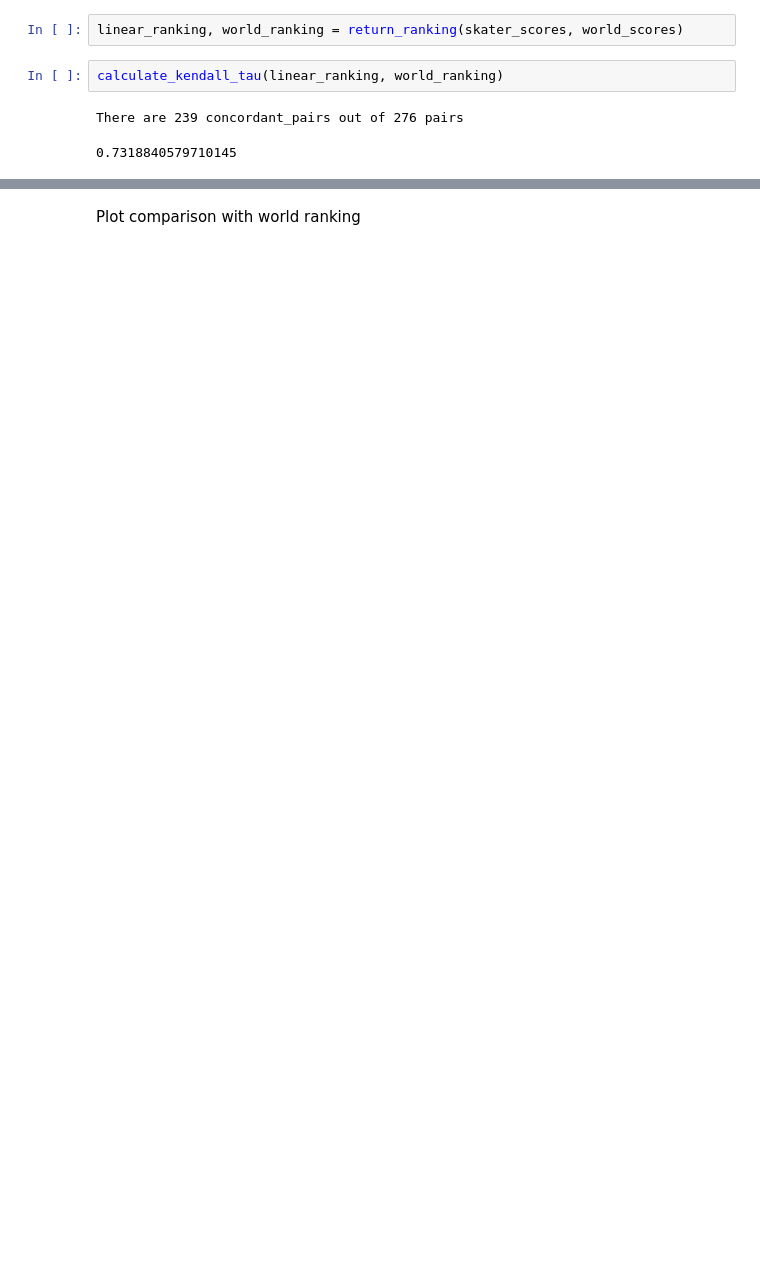
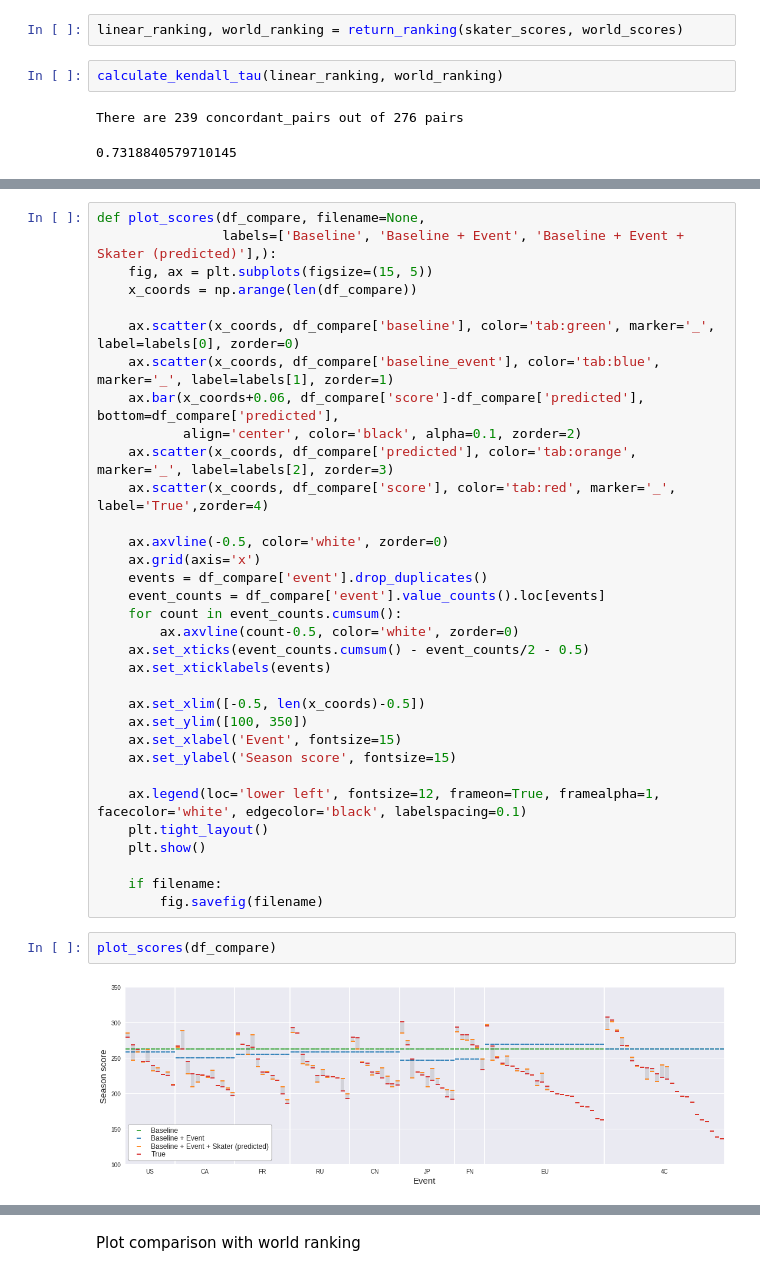
Before and after one commit to khanhnguyendata/skate_predict, a Jupyter notebook: analysis.ipynb, the cells around one changed output, grey strips where cells are left out. Saved outputs shown, nothing was run; the diff lists cells and outputs as text; blank space fills up the shorter version.

```diff
--- a/analysis.ipynb
+++ b/analysis.ipynb
@@ -421,0 +465,37 @@ There are 239 concordant_pairs out of 276 pairs
+# %%
+def plot_scores(df_compare, filename=None,
+                labels=['Baseline', 'Baseline + Event', 'Baseline + Event + Skater (predicted)'],):
+    fig, ax = plt.subplots(figsize=(15, 5))
+    x_coords = np.arange(len(df_compare))
+
+    ax.scatter(x_coords, df_compare['baseline'], color='tab:green', marker='_', label=labels[0], zorder=0)
+    ax.scatter(x_coords, df_compare['baseline_event'], color='tab:blue', marker='_', label=labels[1], zorder=1)
+    ax.bar(x_coords+0.06, df_compare['score']-df_compare['predicted'], bottom=df_compare['predicted'],
+           align='center', color='black', alpha=0.1, zorder=2)
+    ax.scatter(x_coords, df_compare['predicted'], color='tab:orange', marker='_', label=labels[2], zorder=3)
+    ax.scatter(x_coords, df_compare['score'], color='tab:red', marker='_', label='True',zorder=4)
+
+    ax.axvline(-0.5, color='white', zorder=0)
+    ax.grid(axis='x')
+    events = df_compare['event'].drop_duplicates()
+    event_counts = df_compare['event'].value_counts().loc[events]
+    for count in event_counts.cumsum():
+        ax.axvline(count-0.5, color='white', zorder=0)
+    ax.set_xticks(event_counts.cumsum() - event_counts/2 - 0.5)
+    ax.set_xticklabels(events)
+
+    ax.set_xlim([-0.5, len(x_coords)-0.5])
+    ax.set_ylim([100, 350])
+    ax.set_xlabel('Event', fontsize=15)
+    ax.set_ylabel('Season score', fontsize=15)
+
+    ax.legend(loc='lower left', fontsize=12, frameon=True, framealpha=1, facecolor='white', edgecolor='black', labelspacing=0.1)
+    plt.tight_layout()
+    plt.show()
+
+    if filename:
+        fig.savefig(filename)
+# %%
+plot_scores(df_compare)
+# %% [output]
+[figure, added]
```
Also changed, not shown: parts of 36 cells of this notebook.
